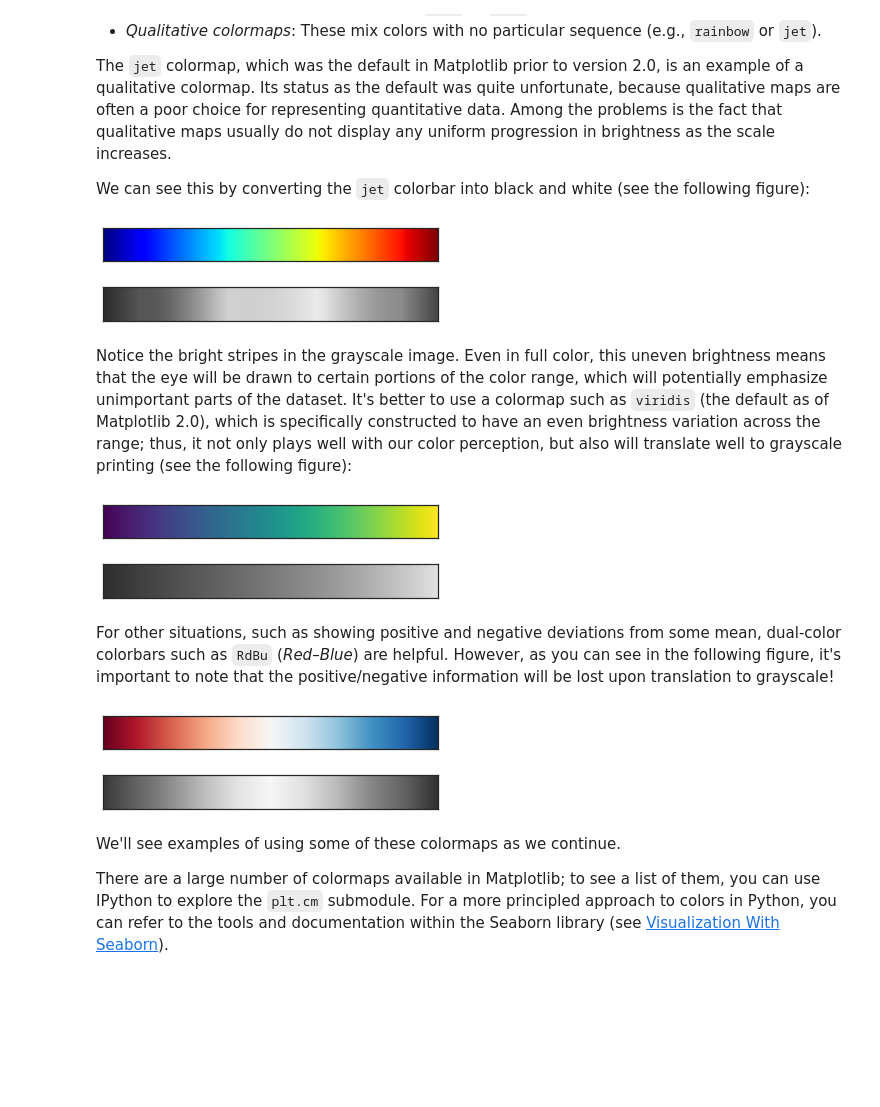
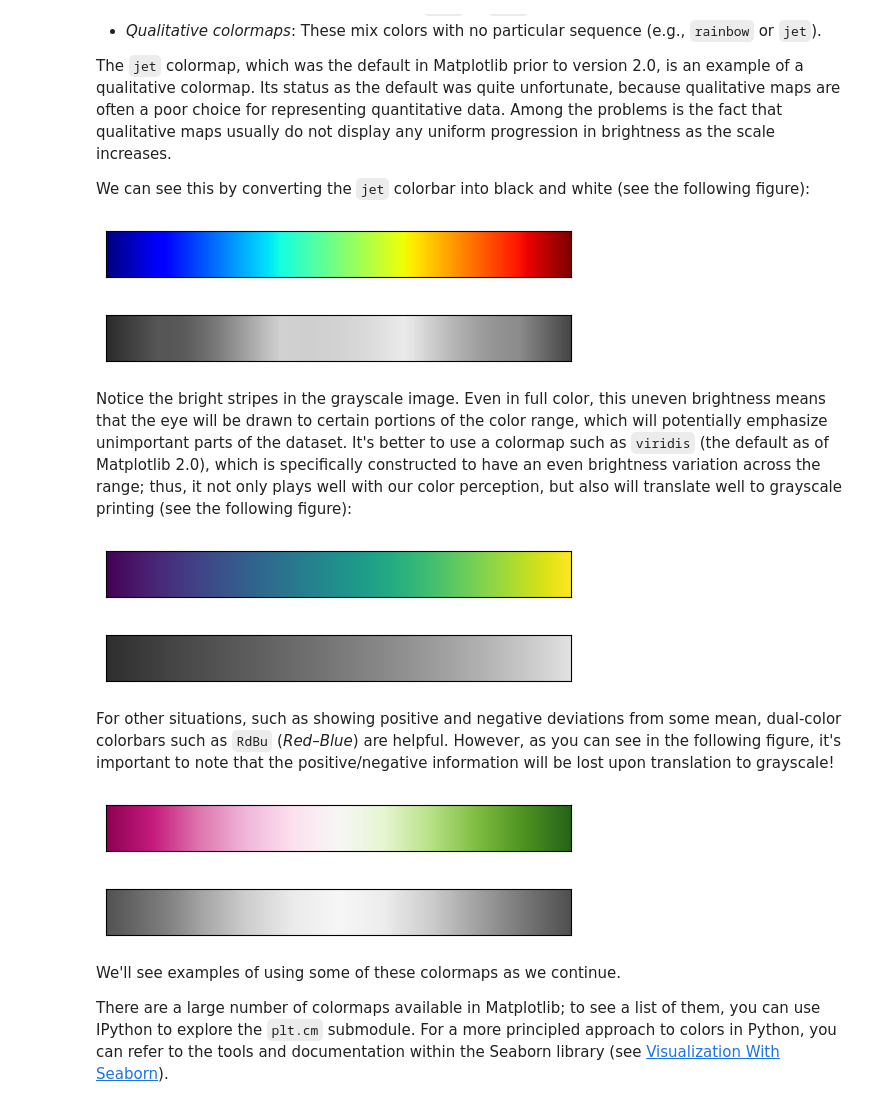
Before and after one commit to danielescobars9/FundamentosDeProgramacion, a Jupyter notebook: matplotlib/04_07_Customizing_Colorbars.ipynb, the cells around one changed output. Drawn from its saved outputs; the diff is of its cells as text; code cells hidden in the pictures; blank space fills up the shorter version.

```diff
--- a/matplotlib/04_07_Customizing_Colorbars.ipynb
+++ b/matplotlib/04_07_Customizing_Colorbars.ipynb
@@ -8,7 +8,6 @@ Because the book is printed in black and white, this chapter has an accompanying
 We'll start by setting up the notebook for plotting and importing the functions we will use:
 # %%
 import matplotlib.pyplot as plt
-plt.style.use('seaborn-white')
 # %%
 %matplotlib inline
 import numpy as np
@@ -90,7 +89,7 @@ def view_colormap(cmap):
 # %%
 view_colormap('jet')
 # %% [output]
-[figure, old version]
+[figure, new version]
 # %% [markdown]
 Notice the bright stripes in the grayscale image.
 Even in full color, this uneven brightness means that the eye will be drawn to certain portions of the color range, which will potentially emphasize unimportant parts of the dataset.
@@ -98,13 +97,13 @@ It's better to use a colormap such as `viridis` (the default as of Matplotlib 2.
 # %%
 view_colormap('viridis')
 # %% [output]
-[figure, old version]
+[figure, new version]
 # %% [markdown]
 For other situations, such as showing positive and negative deviations from some mean, dual-color colorbars such as `RdBu` (*Red–Blue*) are helpful. However, as you can see in the following figure, it's important to note that the positive/negative information will be lost upon translation to grayscale!
 # %%
-view_colormap('RdBu')
+view_colormap('PiYG')
 # %% [output]
-[figure, old version]
+[figure, new version]
 # %% [markdown]
 We'll see examples of using some of these colormaps as we continue.
 
```
Also changed, not shown: parts of 8 cells of this notebook, 13 other files.
